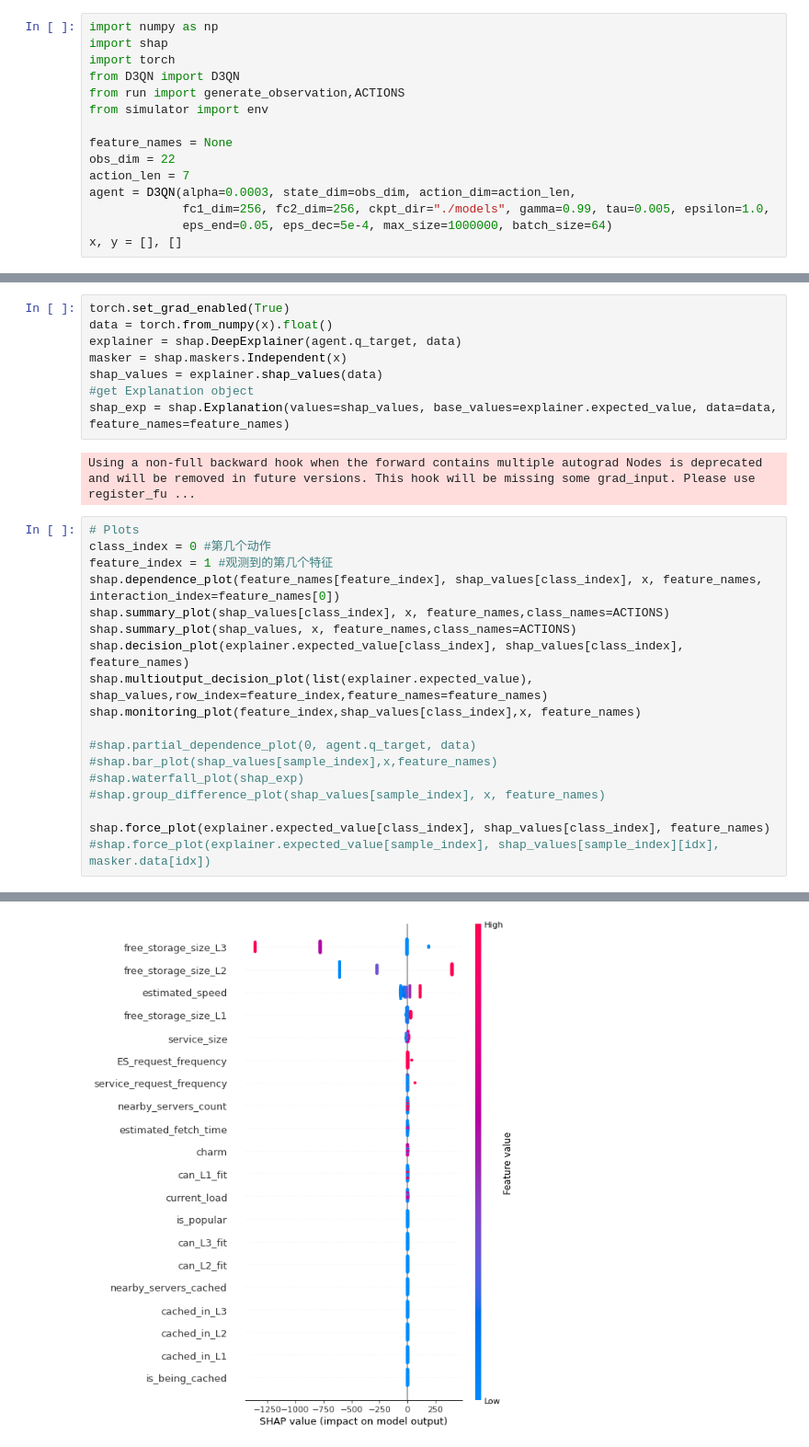
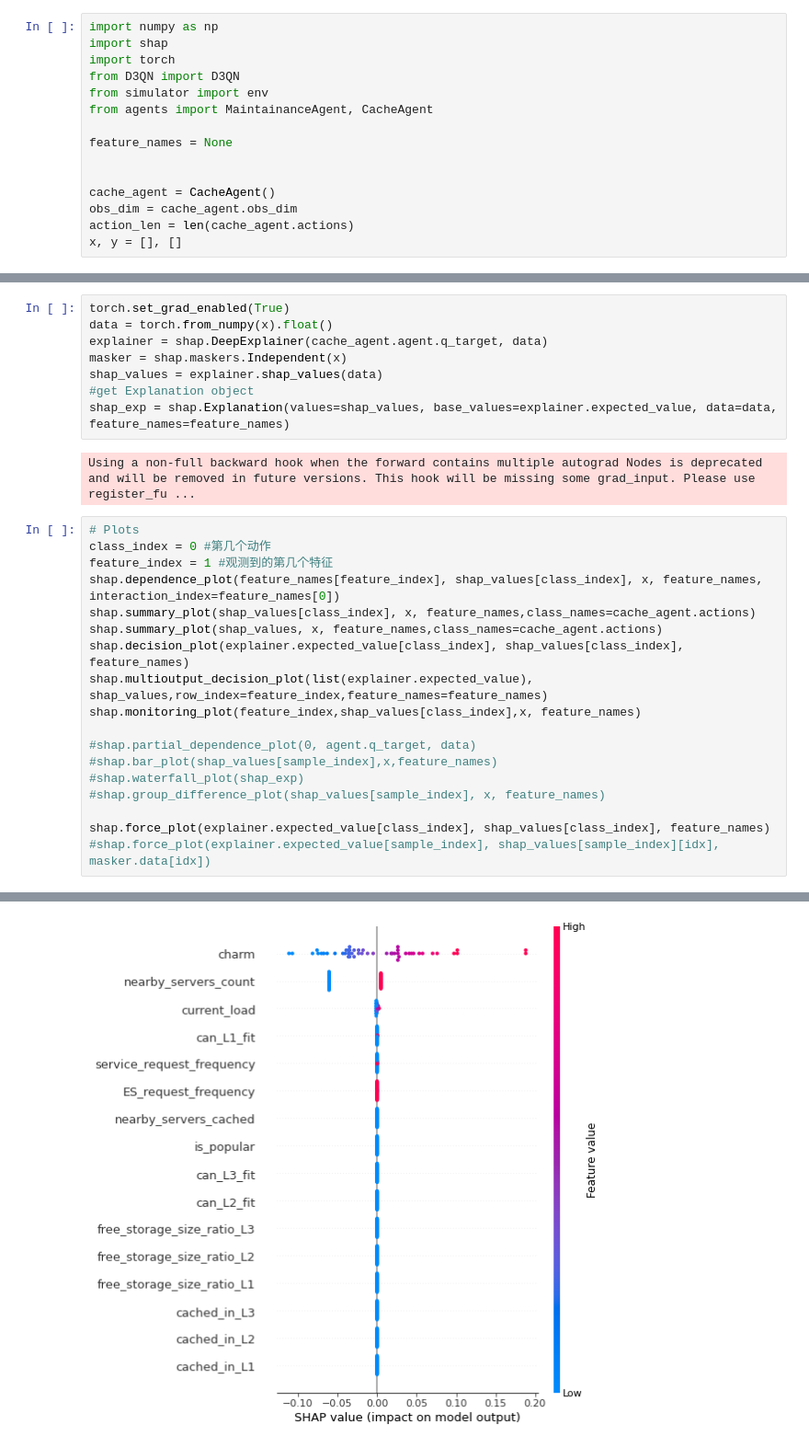
Before and after one commit to zzxjl1/CDNCache_XRL, a Jupyter notebook: explainations.ipynb, the cells around one changed output, grey strips where cells are left out. Shown: that part at 92% size. Saved outputs shown, nothing was run; the diff lists cells and outputs as text.

```diff
--- a/explainations.ipynb
+++ b/explainations.ipynb
@@ -3,14 +3,14 @@ import numpy as np
 import shap
 import torch
 from D3QN import D3QN
-from run import generate_observation,ACTIONS
 from simulator import env
+from agents import MaintainanceAgent, CacheAgent
 
 feature_names = None
-obs_dim = 22
-action_len = 7
-agent = D3QN(alpha=0.0003, state_dim=obs_dim, action_dim=action_len,
-             fc1_dim=256, fc2_dim=256, ckpt_dir="./models", gamma=0.99, tau=0.005, epsilon=1.0,
-             eps_end=0.05, eps_dec=5e-4, max_size=1000000, batch_size=64)
+
+
+cache_agent = CacheAgent()
+obs_dim = cache_agent.obs_dim
+action_len = len(cache_agent.actions)
 x, y = [], []
 # %% [output]
@@ -73,7 +70,7 @@ print(x.shape)
 # %%
 torch.set_grad_enabled(True)
 data = torch.from_numpy(x).float()
-explainer = shap.DeepExplainer(agent.q_target, data)
+explainer = shap.DeepExplainer(cache_agent.agent.q_target, data)
 masker = shap.maskers.Independent(x)
 shap_values = explainer.shap_values(data)
 #get Explanation object
@@ -85,8 +82,8 @@ Using a non-full backward hook when the forward contains multiple autograd Nodes
 class_index = 0 #第几个动作
 feature_index = 1 #观测到的第几个特征
 shap.dependence_plot(feature_names[feature_index], shap_values[class_index], x, feature_names, interaction_index=feature_names[0])
-shap.summary_plot(shap_values[class_index], x, feature_names,class_names=ACTIONS)
-shap.summary_plot(shap_values, x, feature_names,class_names=ACTIONS)
+shap.summary_plot(shap_values[class_index], x, feature_names,class_names=cache_agent.actions)
+shap.summary_plot(shap_values, x, feature_names,class_names=cache_agent.actions)
 shap.decision_plot(explainer.expected_value[class_index], shap_values[class_index], feature_names)
 shap.multioutput_decision_plot(list(explainer.expected_value), shap_values,row_index=feature_index,feature_names=feature_names)
 shap.monitoring_plot(feature_index,shap_values[class_index],x, feature_names)
@@ -103 +100 @@ shap.force_plot(explainer.expected_value[class_index], shap_values[class_index],
-[figure, old version]
+[figure, new version]
```
Also changed, not shown: parts of 4 cells of this notebook, 17 other files.
